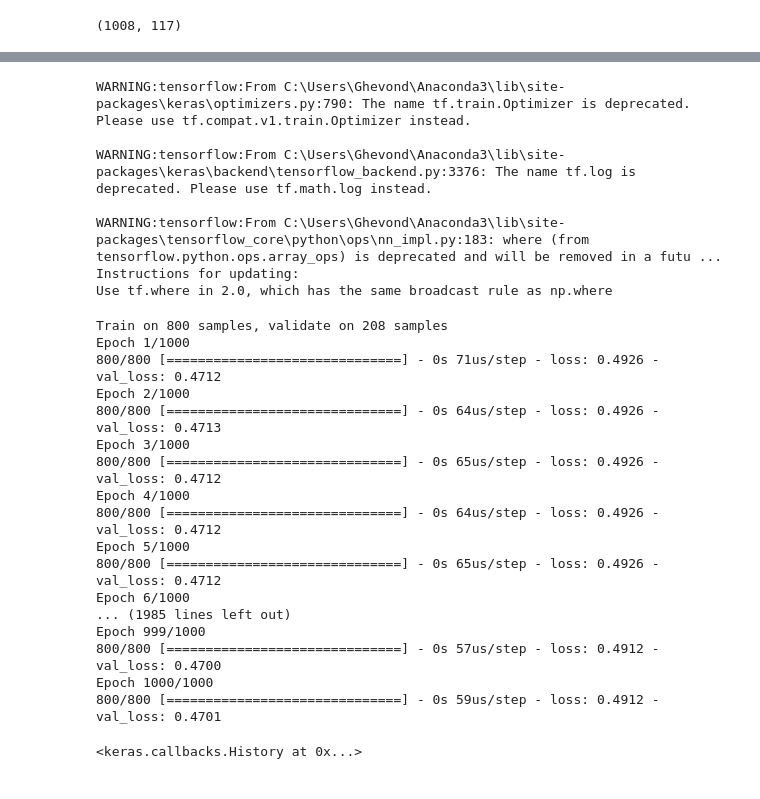
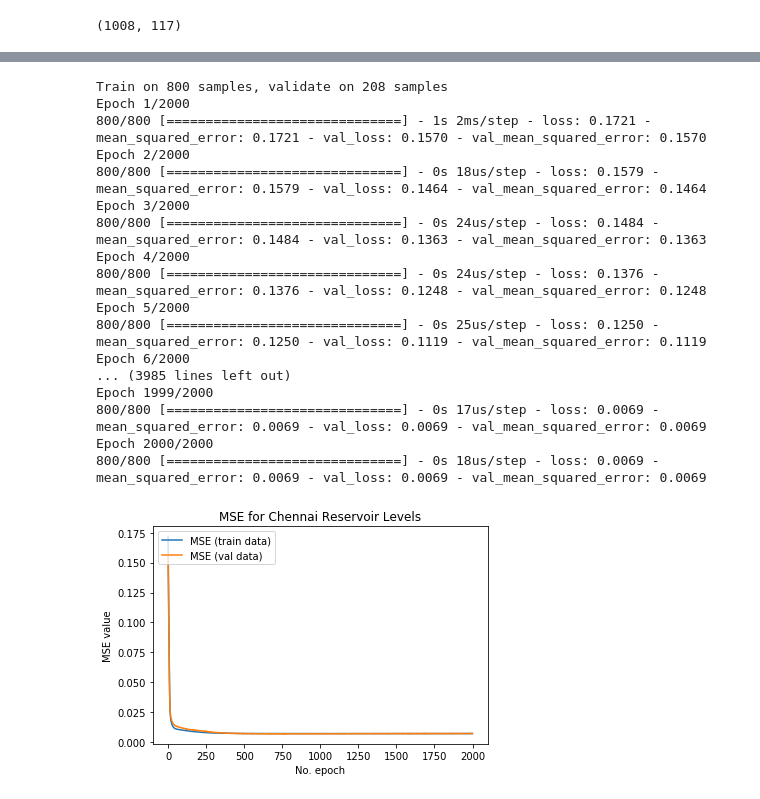
Before and after one commit to GhevondW/AstroDataManipulations, a Jupyter notebook: AutoencoderAnn.ipynb, the cells around one changed output, grey strips where cells are left out. Saved outputs shown, nothing was run; the diff lists cells and outputs as text; code cells hidden in the pictures.

```diff
--- a/AutoencoderAnn.ipynb
+++ b/AutoencoderAnn.ipynb
@@ -73,34 +79,35 @@ WARNING:tensorflow:From C:\Users\Ghevond\Anaconda3\lib\site-packages\keras\backe
 # %%
-autoencoder.compile(optimizer="adadelta", loss = "binary_crossentropy")
+autoencoder.compile(optimizer=adadelta, loss = "MSE",metrics=['mean_squared_error'])
-# %% [output]
-WARNING:tensorflow:From C:\Users\Ghevond\Anaconda3\lib\site-packages\keras\optimizers.py:790: The name tf.train.Optimizer is deprecated. Please use tf.compat.v1.train.Optimizer instead.
-
-WARNING:tensorflow:From C:\Users\Ghevond\Anaconda3\lib\site-packages\keras\backend\tensorflow_backend.py:3376: The name tf.log is deprecated. Please use tf.math.log instead.
-
-WARNING:tensorflow:From C:\Users\Ghevond\Anaconda3\lib\site-packages\tensorflow_core\python\ops\nn_impl.py:183: where (from tensorflow.python.ops.array_ops) is deprecated and will be removed in a futu ...
-Instructions for updating:
-Use tf.where in 2.0, which has the same broadcast rule as np.where
 # %%
-autoencoder.fit(x_train, x_train, epochs = 1000, batch_size = 50, shuffle=True, validation_data=(x_test, x_test))
+history = autoencoder.fit(x_train, x_train, epochs = 2000, batch_size = 128, shuffle=True, validation_data=(x_test, x_test))
 # %% [output]
 Train on 800 samples, validate on 208 samples
-Epoch 1/1000
-800/800 [==============================] - 0s 71us/step - loss: 0.4926 - val_loss: 0.4712
-Epoch 2/1000
-800/800 [==============================] - 0s 64us/step - loss: 0.4926 - val_loss: 0.4713
-Epoch 3/1000
-800/800 [==============================] - 0s 65us/step - loss: 0.4926 - val_loss: 0.4712
-Epoch 4/1000
-800/800 [==============================] - 0s 64us/step - loss: 0.4926 - val_loss: 0.4712
-Epoch 5/1000
-800/800 [==============================] - 0s 65us/step - loss: 0.4926 - val_loss: 0.4712
-Epoch 6/1000
-... (1985 lines left out)
-Epoch 999/1000
-800/800 [==============================] - 0s 57us/step - loss: 0.4912 - val_loss: 0.4700
-Epoch 1000/1000
-800/800 [==============================] - 0s 59us/step - loss: 0.4912 - val_loss: 0.4701
+Epoch 1/2000
+800/800 [==============================] - 1s 2ms/step - loss: 0.1721 - mean_squared_error: 0.1721 - val_loss: 0.1570 - val_mean_squared_error: 0.1570
+Epoch 2/2000
+800/800 [==============================] - 0s 18us/step - loss: 0.1579 - mean_squared_error: 0.1579 - val_loss: 0.1464 - val_mean_squared_error: 0.1464
+Epoch 3/2000
+800/800 [==============================] - 0s 24us/step - loss: 0.1484 - mean_squared_error: 0.1484 - val_loss: 0.1363 - val_mean_squared_error: 0.1363
+Epoch 4/2000
+800/800 [==============================] - 0s 24us/step - loss: 0.1376 - mean_squared_error: 0.1376 - val_loss: 0.1248 - val_mean_squared_error: 0.1248
+Epoch 5/2000
+800/800 [==============================] - 0s 25us/step - loss: 0.1250 - mean_squared_error: 0.1250 - val_loss: 0.1119 - val_mean_squared_error: 0.1119
+Epoch 6/2000
+... (3985 lines left out)
+Epoch 1999/2000
+800/800 [==============================] - 0s 17us/step - loss: 0.0069 - mean_squared_error: 0.0069 - val_loss: 0.0069 - val_mean_squared_error: 0.0069
+Epoch 2000/2000
+800/800 [==============================] - 0s 18us/step - loss: 0.0069 - mean_squared_error: 0.0069 - val_loss: 0.0069 - val_mean_squared_error: 0.0069
-<keras.callbacks.History at 0x...>
+# %%
+plt.plot(history.history['mean_squared_error'], label='MSE (train data)')
+plt.plot(history.history['val_mean_squared_error'], label='MSE (val data)')
+plt.title('MSE for Chennai Reservoir Levels')
+plt.ylabel('MSE value')
+plt.xlabel('No. epoch')
+plt.legend(loc="upper left")
+plt.show()
+# %% [output]
+[figure, added]
 # %%
 encoded_values = encoder.predict(x_test)
 decoded_values = decoder.predict(encoded_values)
```
Also changed, not shown: parts of 8 cells of this notebook.
